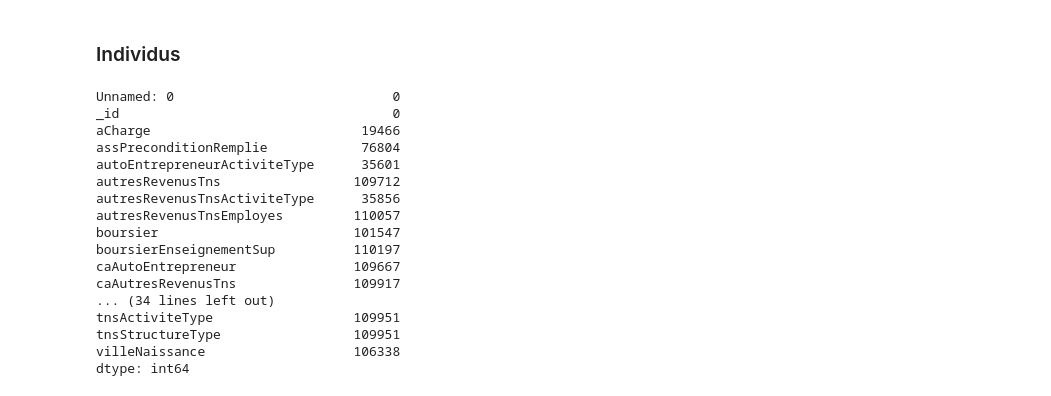
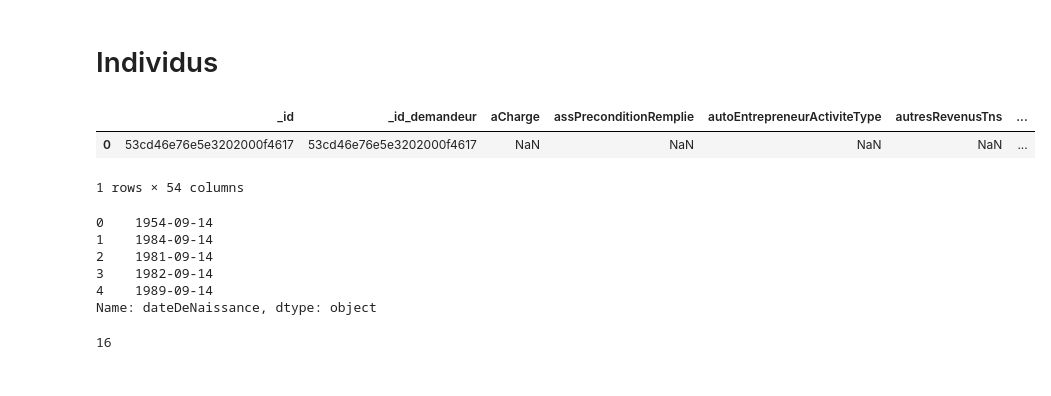
Before and after one commit to betagouv/mes-aides-analytics, a Jupyter notebook: python/stats_descr.ipynb, the cells around one changed output. Cells and saved outputs as stored; diff of their text form; code cells hidden in the pictures.

```diff
--- a/python/stats_descr.ipynb
+++ b/python/stats_descr.ipynb
@@ -9,26 +10,6 @@ path = '/media/flo/Stockage/Data/MesAides/tables/'
 %qtconsole
 %matplotlib inline
 # %% [markdown]
-### Individus
+# Individus
 # %%
-t_individus = pd.read_csv(path + "individus.csv")
+t_individus = pd.read_csv(path + "individus.csv", index_col=False)
-# %%
-plot(t_individus.isnull().sum(), type
-# %% [output]
-Unnamed: 0                            0
-_id                                   0
-aCharge                           19466
-assPreconditionRemplie            76804
-autoEntrepreneurActiviteType      35601
-autresRevenusTns                 109712
-autresRevenusTnsActiviteType      35856
-autresRevenusTnsEmployes         110057
-boursier                         101547
-boursierEnseignementSup          110197
-caAutoEntrepreneur               109667
-caAutresRevenusTns               109917
-... (34 lines left out)
-tnsActiviteType                  109951
-tnsStructureType                 109951
-villeNaissance                   106338
-dtype: int64
@@ -34,0 +18,6 @@ dtype: int64
+# %%
+t_individus.head(1)
+# %% [output]
+|  | _id | _id_demandeur | aCharge | assPreconditionRemplie | autoEntrepreneurActiviteType | autresRevenusTns | ... |
+| 0 | 53cd46e76e5e3202000f4617 | 53cd46e76e5e3202000f4617 | NaN | NaN | NaN | NaN | ... |
+1 rows × 54 columns
@@ -34,0 +27,9 @@ dtype: int64
+# %%
+t_individus.dateDeNaissance.head()
+# %% [output]
+0    1954-09-14
+1    1984-09-14
+2    1981-09-14
+3    1982-09-14
+4    1989-09-14
+Name: dateDeNaissance, dtype: object
@@ -34,0 +38,4 @@ dtype: int64
+# %%
+t_individus.dateDeNaissance.isnull().sum() # nombre de dates de naissances invalides
+# %% [output]
+16
```
Also changed, not shown: parts of 32 cells of this notebook.
